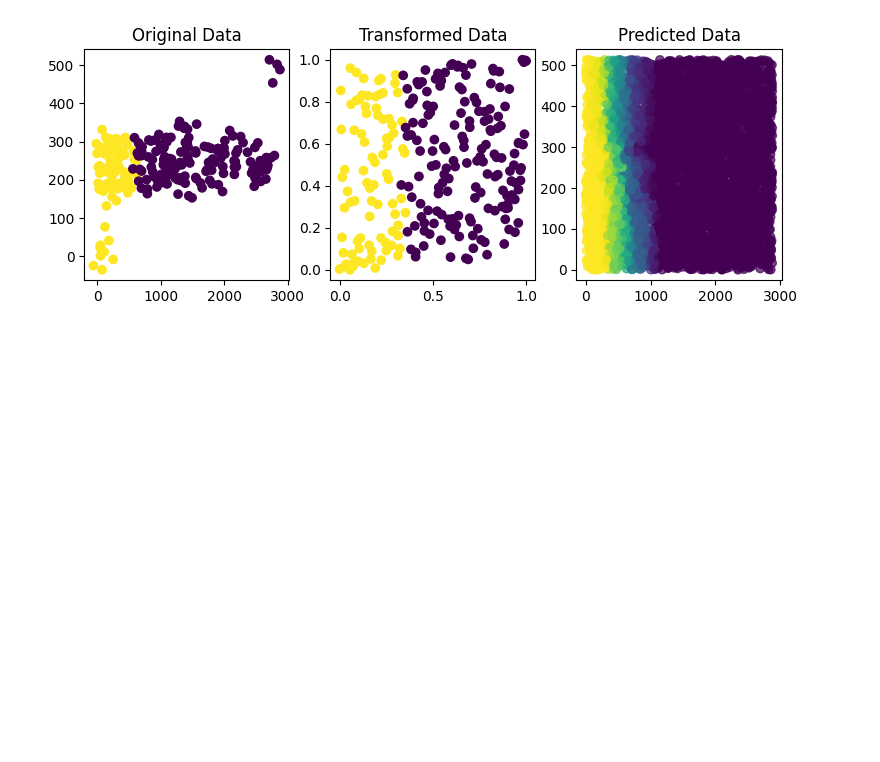
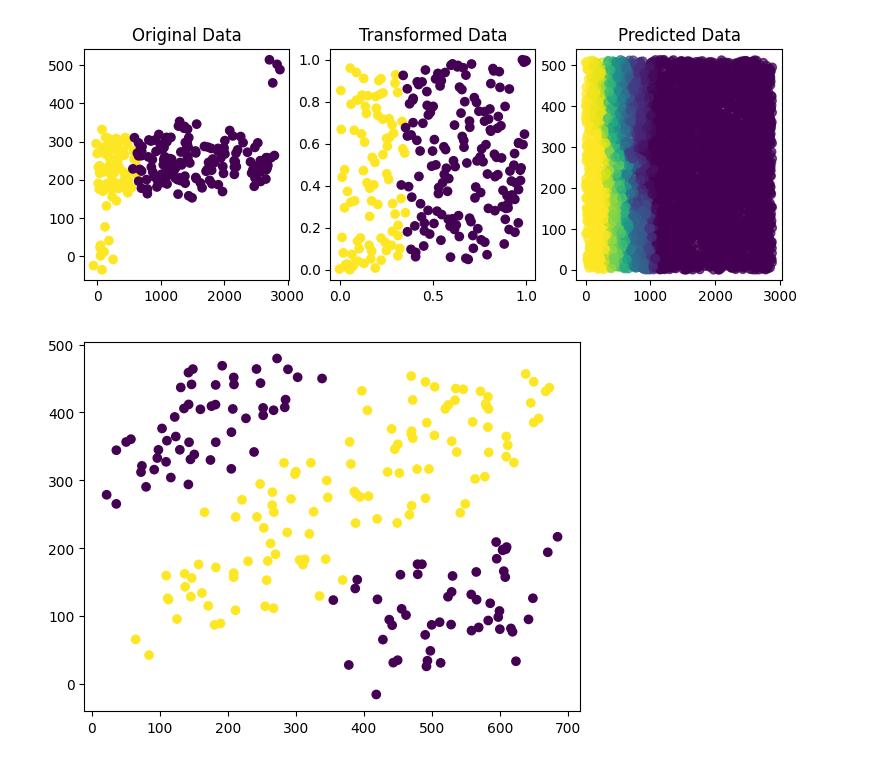
Before and after one commit to yamini-nirwan/Learning-Python, a Jupyter notebook: scikit-learn/scikitlearn.ipynb, the cells around one changed output. Drawn from its saved outputs; the diff is of its cells as text; code cells hidden in the pictures; blank space fills up the shorter version.

```diff
--- a/scikit-learn/scikitlearn.ipynb
+++ b/scikit-learn/scikitlearn.ipynb
@@ -98,7 +98,7 @@ from sklearn.preprocessing import StandardScaler, QuantileTransformer
 from sklearn.neighbors import KNeighborsClassifier
 from sklearn.pipeline import Pipeline
 # %%
-df = pd.read_csv("D:\dev\Learning-Python\scikit-learn\drawndata1.csv")
+df = pd.read_csv("D:/dev/Learning-Python/scikit-learn/drawndata1.csv")
 df.head(3)
 # %% [output]
 |  | x | y | z |
@@ -199,3 +199,24 @@ plot_output(scaler=StandardScaler())
 plot_output(scaler=QuantileTransformer(n_quantiles=100))
 # %% [output]
 [figure]
+# %%
+df = pd.read_csv("drawndata2.csv")
+x=  df[['x', 'y']].values #Extract the 'x' and 'y' columns as a NumPy array for plotting
+y = df['z'] == "a" #Here we check: Is column z equal to "a"?
+plt.scatter(x[:, 0], x[:, 1], c=y); #c=y → color points according to class labels
+
+"""
+CSV data
+   ↓
+pandas DataFrame
+   ↓
+Feature matrix (X)
+   ↓
+Target labels (y)
+   ↓
+Visualization
+   ↓
+Machine learning model
+"""
+# %% [output]
+[figure, added]
```
Also changed, not shown: parts of 1 cell of this notebook.
